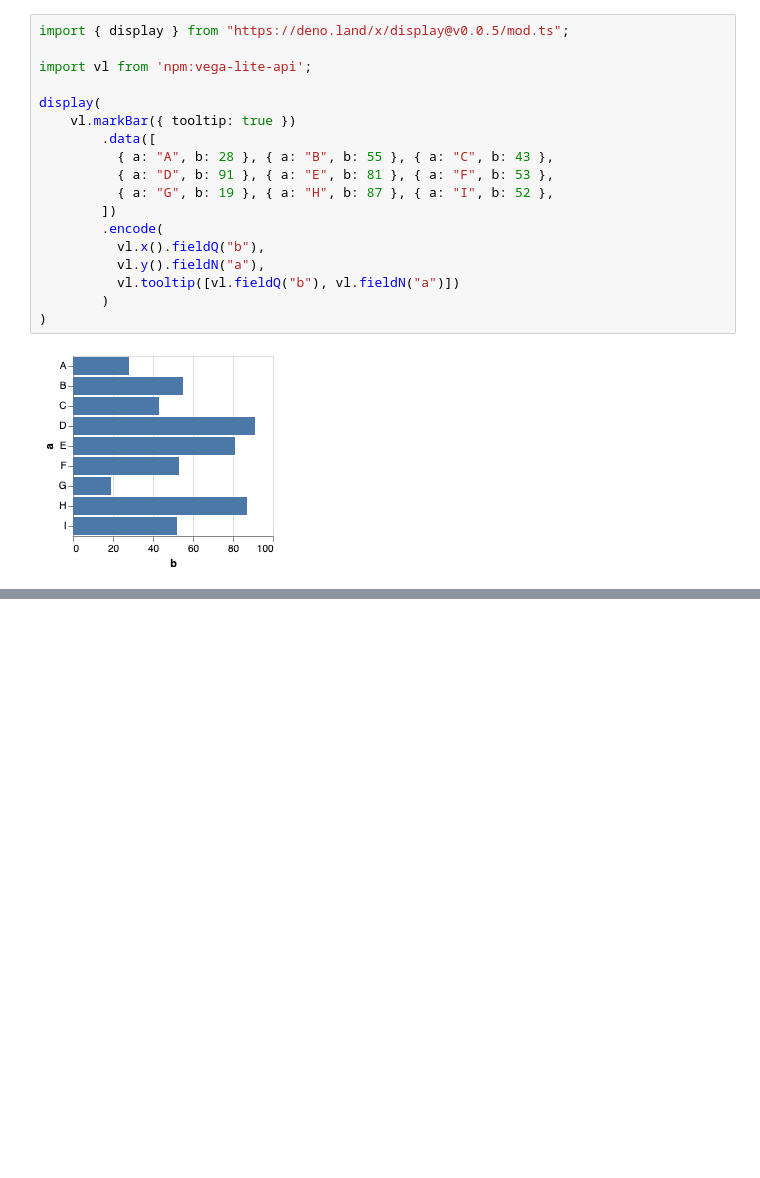
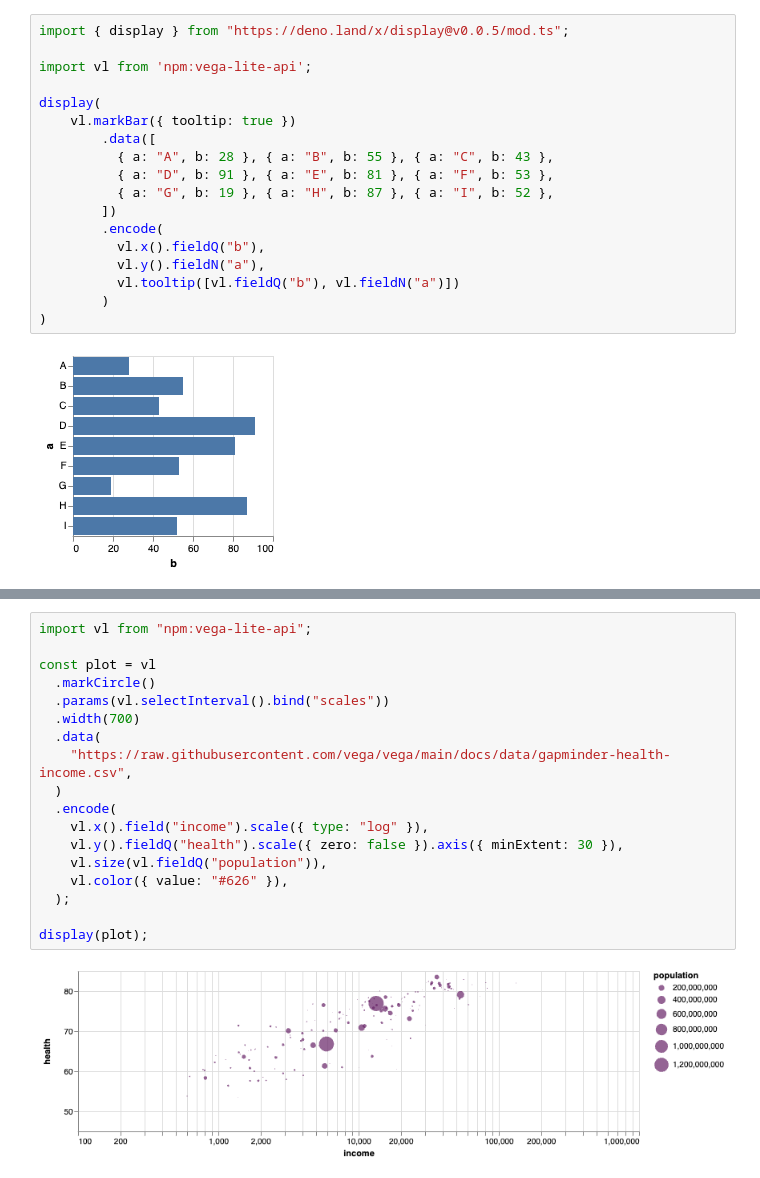
Before and after one commit to rgbkrk/denotebooks, a Jupyter notebook: VegaTime.ipynb, the cells around one changed output, grey strips where cells are left out. Cells and saved outputs as stored; diff of their text form; blank space fills up the shorter version.

```diff
--- a/VegaTime.ipynb
+++ b/VegaTime.ipynb
@@ -33,0 +71,20 @@ display(
+# %%
+import vl from "npm:vega-lite-api";
+
+const plot = vl
+  .markCircle()
+  .params(vl.selectInterval().bind("scales"))
+  .width(700)
+  .data(
+    "https://raw.githubusercontent.com/vega/vega/main/docs/data/gapminder-health-income.csv",
+  )
+  .encode(
+    vl.x().field("income").scale({ type: "log" }),
+    vl.y().fieldQ("health").scale({ zero: false }).axis({ minExtent: 30 }),
+    vl.size(vl.fieldQ("population")),
+    vl.color({ value: "#626" }),
+  );
+
+display(plot);
+# %% [output]
+[figure, added]
```
Also changed, not shown: parts of 5 cells of this notebook, 5 other files.
